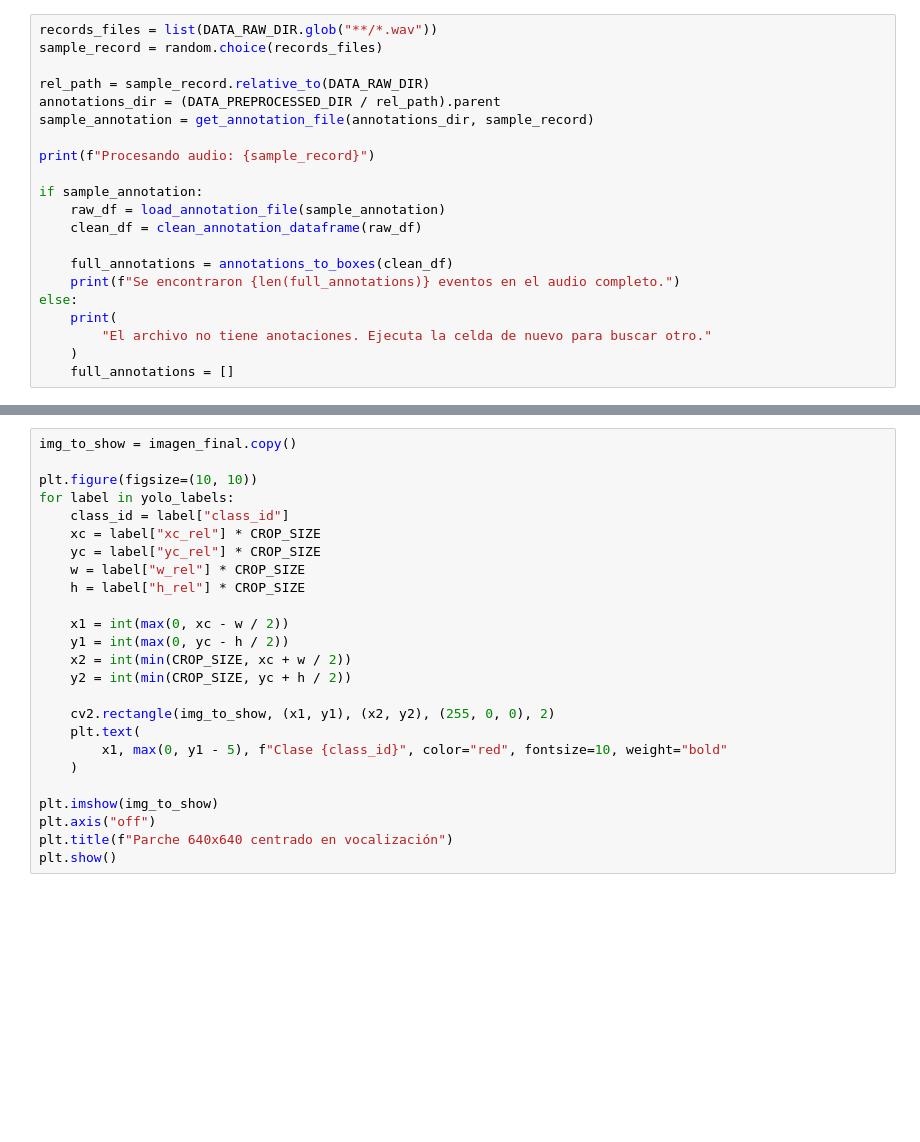
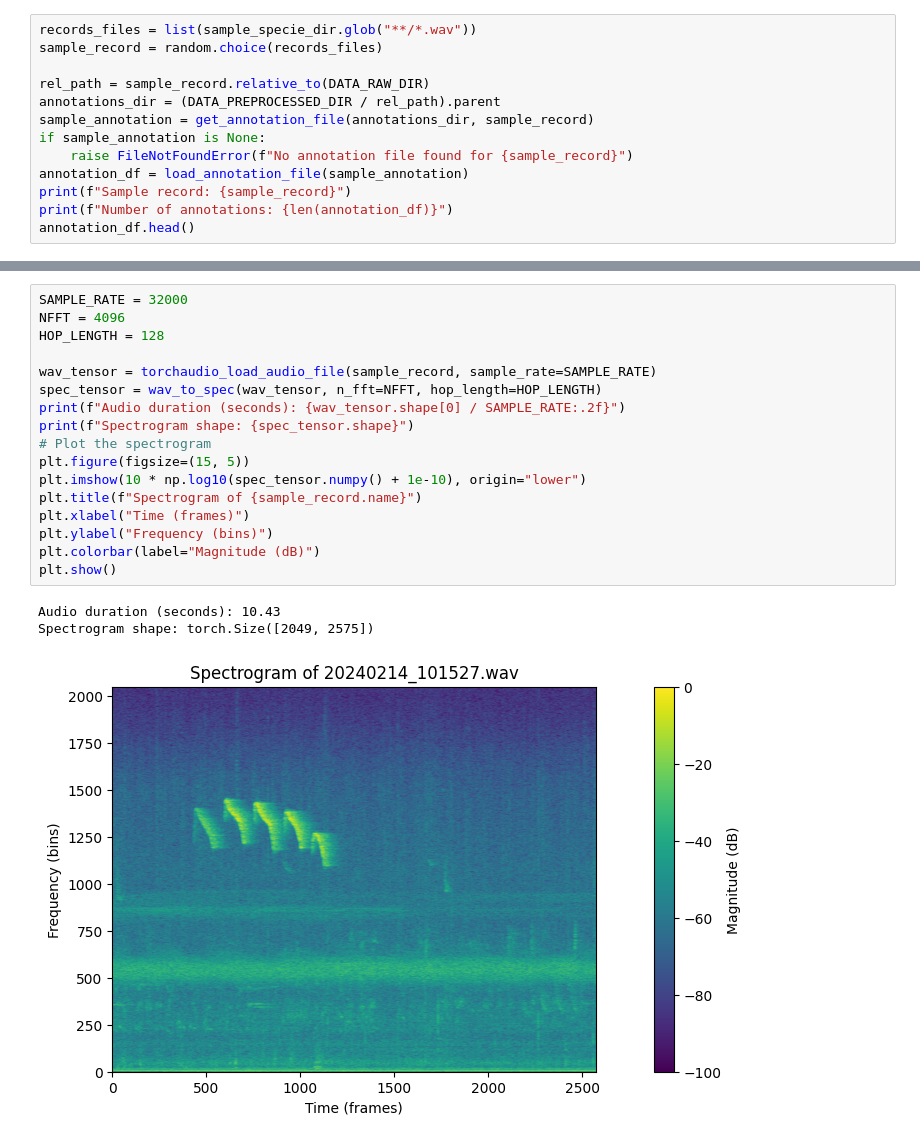
Before and after one commit to nhrot-fc/tesis-primate, a Jupyter notebook: notebooks/audio_exploration.ipynb, the cells around one changed output, grey strips where cells are left out. Cells and saved outputs as stored; diff of their text form; blank space fills up the shorter version.

```diff
--- a/notebooks/audio_exploration.ipynb
+++ b/notebooks/audio_exploration.ipynb
@@ -47,21 +53,13 @@ sample_specie_dir
 # %%
-records_files = list(DATA_RAW_DIR.glob("**/*.wav"))
+records_files = list(sample_specie_dir.glob("**/*.wav"))
 sample_record = random.choice(records_files)
 
 rel_path = sample_record.relative_to(DATA_RAW_DIR)
 annotations_dir = (DATA_PREPROCESSED_DIR / rel_path).parent
 sample_annotation = get_annotation_file(annotations_dir, sample_record)
-
-print(f"Procesando audio: {sample_record}")
-
-if sample_annotation:
-    raw_df = load_annotation_file(sample_annotation)
-    clean_df = clean_annotation_dataframe(raw_df)
-
-    full_annotations = annotations_to_boxes(clean_df)
-    print(f"Se encontraron {len(full_annotations)} eventos en el audio completo.")
-else:
-    print(
-        "El archivo no tiene anotaciones. Ejecuta la celda de nuevo para buscar otro."
-    )
-    full_annotations = []
+if sample_annotation is None:
+    raise FileNotFoundError(f"No annotation file found for {sample_record}")
+annotation_df = load_annotation_file(sample_annotation)
+print(f"Sample record: {sample_record}")
+print(f"Number of annotations: {len(annotation_df)}")
+annotation_df.head()
@@ -135,25 +75,21 @@ print(f"Forma de la imagen final procesada: {imagen_final.shape}")
-# %%
-img_to_show = imagen_final.copy()
-
-plt.figure(figsize=(10, 10))
-for label in yolo_labels:
-    class_id = label["class_id"]
-    xc = label["xc_rel"] * CROP_SIZE
-    yc = label["yc_rel"] * CROP_SIZE
-    w = label["w_rel"] * CROP_SIZE
-    h = label["h_rel"] * CROP_SIZE
-
-    x1 = int(max(0, xc - w / 2))
-    y1 = int(max(0, yc - h / 2))
-    x2 = int(min(CROP_SIZE, xc + w / 2))
-    y2 = int(min(CROP_SIZE, yc + h / 2))
-
-    cv2.rectangle(img_to_show, (x1, y1), (x2, y2), (255, 0, 0), 2)
-    plt.text(
-        x1, max(0, y1 - 5), f"Clase {class_id}", color="red", fontsize=10, weight="bold"
-    )
-
-plt.imshow(img_to_show)
-plt.axis("off")
-plt.title(f"Parche 640x640 centrado en vocalización")
-plt.show()
+# %%
+SAMPLE_RATE = 32000
+NFFT = 4096
+HOP_LENGTH = 128
+
+wav_tensor = torchaudio_load_audio_file(sample_record, sample_rate=SAMPLE_RATE)
+spec_tensor = wav_to_spec(wav_tensor, n_fft=NFFT, hop_length=HOP_LENGTH)
+print(f"Audio duration (seconds): {wav_tensor.shape[0] / SAMPLE_RATE:.2f}")
+print(f"Spectrogram shape: {spec_tensor.shape}")
+# Plot the spectrogram
+plt.figure(figsize=(15, 5))
+plt.imshow(10 * np.log10(spec_tensor.numpy() + 1e-10), origin="lower")
+plt.title(f"Spectrogram of {sample_record.name}")
+plt.xlabel("Time (frames)")
+plt.ylabel("Frequency (bins)")
+plt.colorbar(label="Magnitude (dB)")
+plt.show()
+# %% [output]
+Audio duration (seconds): 10.43
+Spectrogram shape: torch.Size([2049, 2575])
+[figure, added]
```
Also changed, not shown: parts of 12 cells of this notebook, 4 other files.
